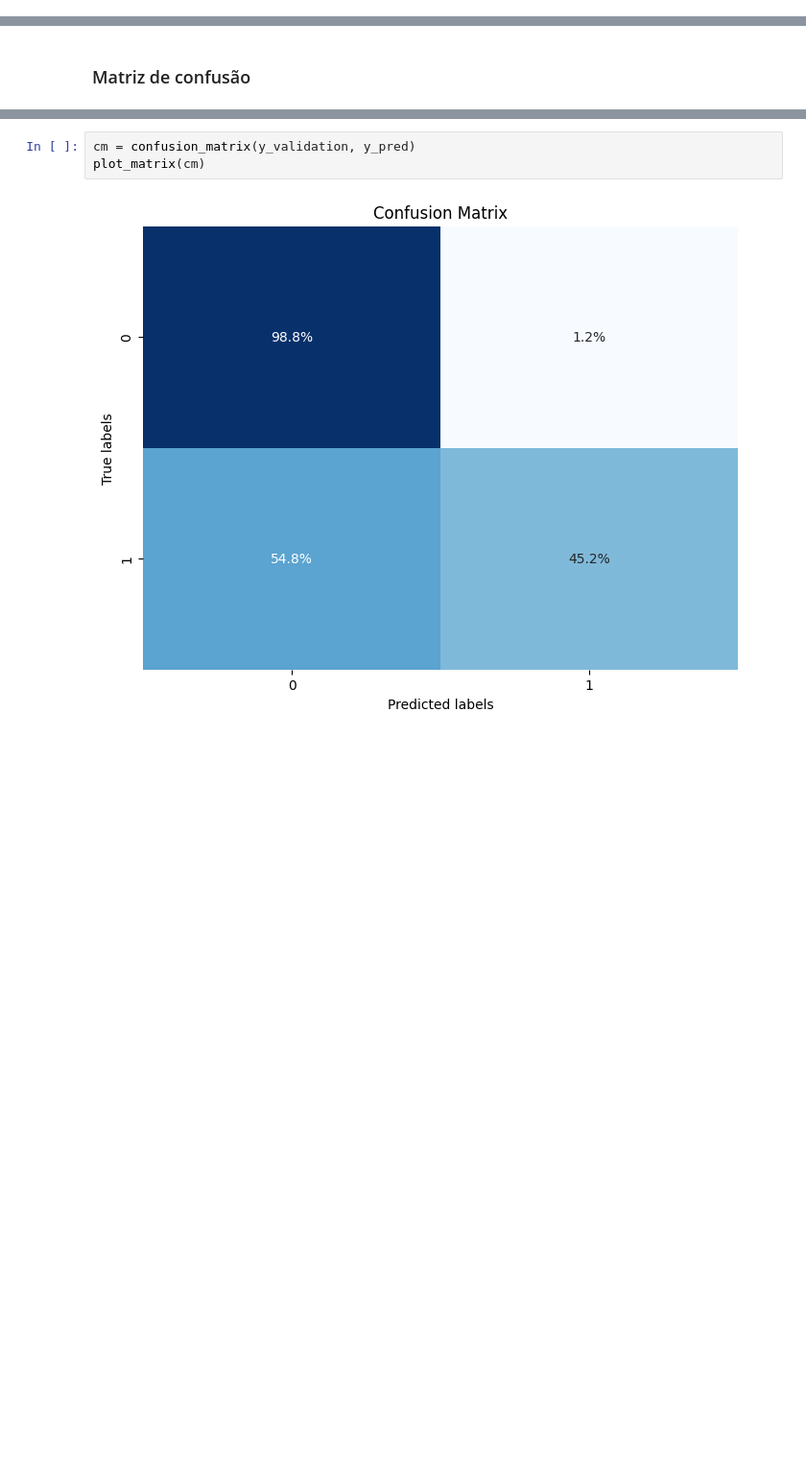
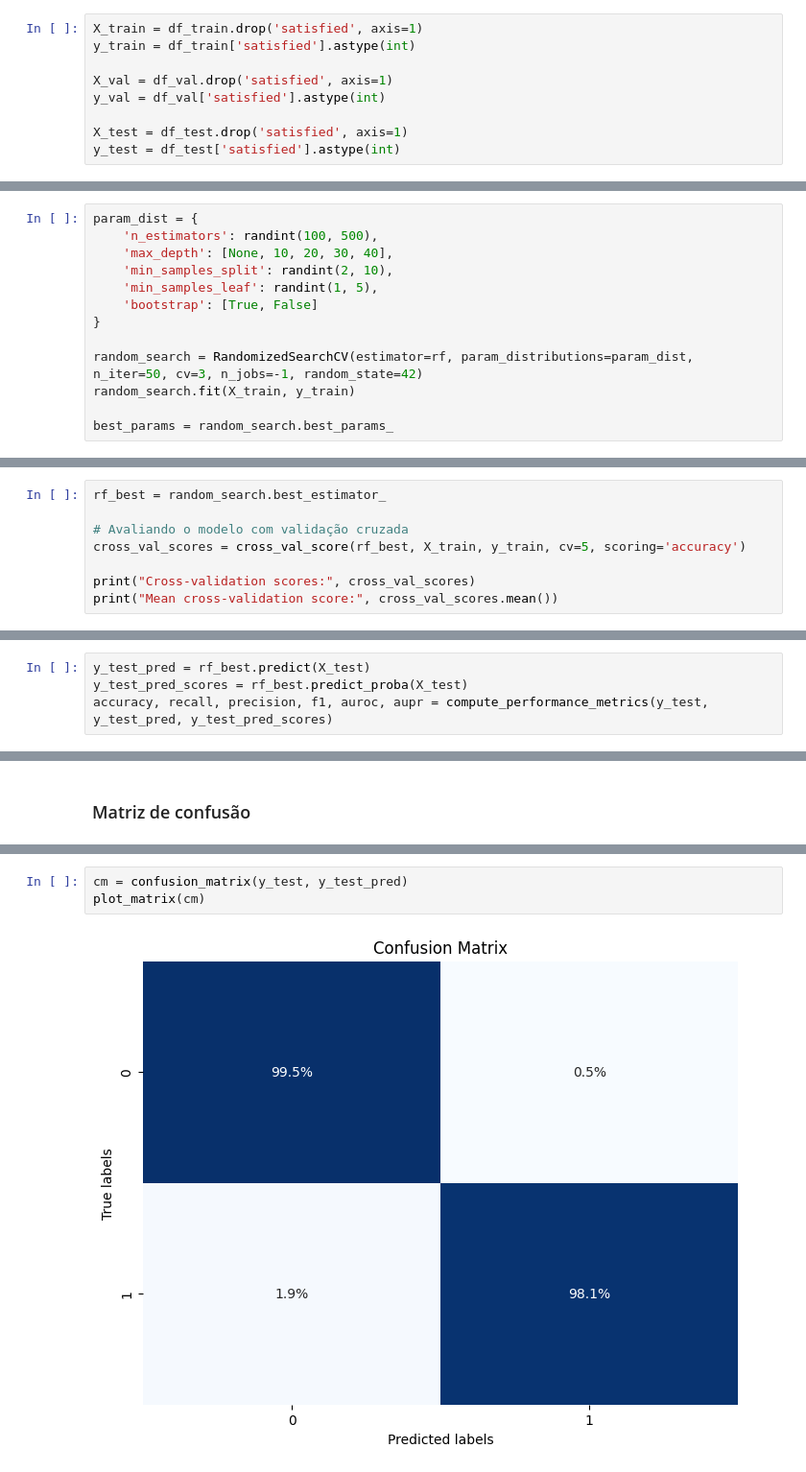
Before and after one commit to lucasacioly/Redes-Neurais, a Jupyter notebook: random_forest.ipynb, the cells around one changed output, grey strips where cells are left out. Shown: that part at 96% size. Drawn from its saved outputs; the diff is of its cells as text; blank space fills up the shorter version.

Commit message:
feat: implements random forest correctly with train, val and tests

```diff
--- a/random_forest.ipynb
+++ b/random_forest.ipynb
@@ -82,0 +32,9 @@ Test F1-Score: 0.6986235232331969
+# %%
+X_train = df_train.drop('satisfied', axis=1)
+y_train = df_train['satisfied'].astype(int)
+
+X_val = df_val.drop('satisfied', axis=1)
+y_val = df_val['satisfied'].astype(int)
+
+X_test = df_test.drop('satisfied', axis=1)
+y_test = df_test['satisfied'].astype(int)
@@ -82,0 +143,13 @@ Test F1-Score: 0.6986235232331969
+# %%
+param_dist = {
+    'n_estimators': randint(100, 500),
+    'max_depth': [None, 10, 20, 30, 40],
+    'min_samples_split': randint(2, 10),
+    'min_samples_leaf': randint(1, 5),
+    'bootstrap': [True, False]
+}
+
+random_search = RandomizedSearchCV(estimator=rf, param_distributions=param_dist, n_iter=50, cv=3, n_jobs=-1, random_state=42)
+random_search.fit(X_train, y_train)
+
+best_params = random_search.best_params_
@@ -82,0 +158,8 @@ Test F1-Score: 0.6986235232331969
+# %%
+rf_best = random_search.best_estimator_
+
+# Avaliando o modelo com validação cruzada
+cross_val_scores = cross_val_score(rf_best, X_train, y_train, cv=5, scoring='accuracy')
+
+print("Cross-validation scores:", cross_val_scores)
+print("Mean cross-validation score:", cross_val_scores.mean())
@@ -82,0 +195,4 @@ Test F1-Score: 0.6986235232331969
+# %%
+y_test_pred = rf_best.predict(X_test)
+y_test_pred_scores = rf_best.predict_proba(X_test)
+accuracy, recall, precision, f1, auroc, aupr = compute_performance_metrics(y_test, y_test_pred, y_test_pred_scores)
@@ -94,5 +212,5 @@ def plot_matrix(cm: np.ndarray):
 # %%
-cm = confusion_matrix(y_validation, y_pred)
+cm = confusion_matrix(y_test, y_test_pred)
 plot_matrix(cm)
 # %% [output]
-[figure, old version]
+[figure, new version]
```
Also changed, not shown: parts of 52 cells of this notebook.
